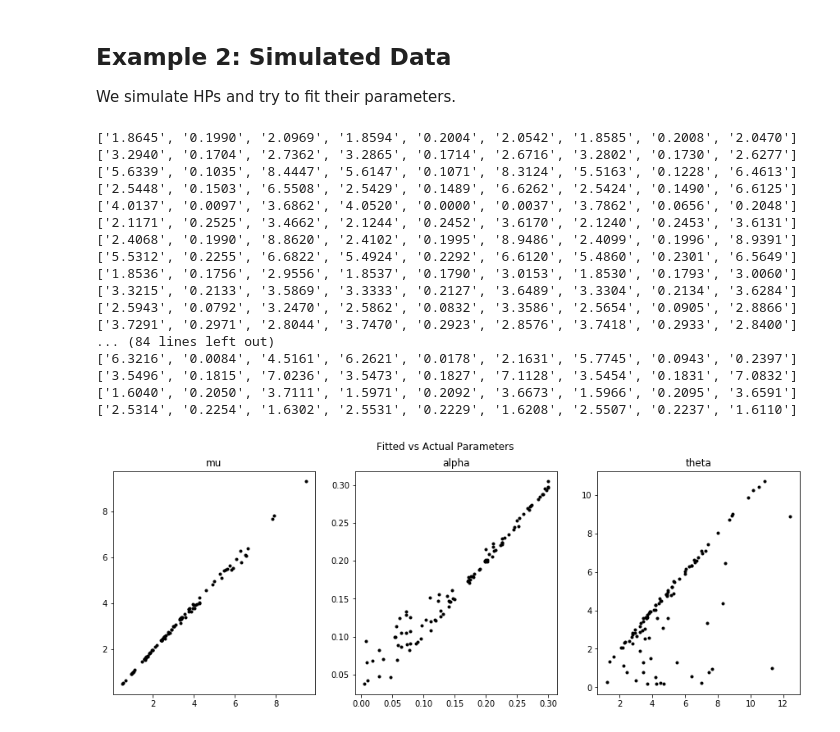
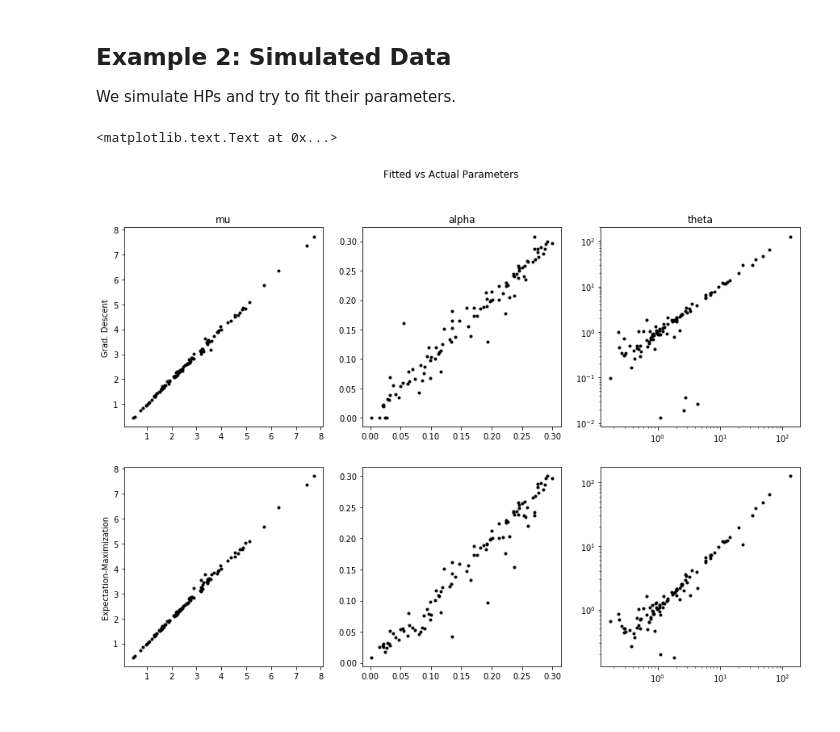
Before and after one commit to canerturkmen/hawkeslib, a Jupyter notebook: examples/UV Exp Example.ipynb, the cells around one changed output. Drawn from its saved outputs; the diff is of its cells as text; code cells hidden in the pictures.

```diff
--- a/examples/UV Exp Example.ipynb
+++ b/examples/UV Exp Example.ipynb
@@ -71,11 +71,11 @@ We simulate HPs and try to fit their parameters.
 param_pairs = []
 for j in range(100):
     # priors
-    pars = np.random.gamma(3.), np.random.rand() * .3, np.random.gamma(5.)
-#     print j
+    pars = np.random.gamma(3.), np.random.rand() * .3, 1/np.random.gamma(1.)
+
     hp = UVHP()
     hp.set_params(*pars)
-    smp = hp.sample(100000, method="branching")
+    smp = hp.sample(10000, method="branching")
 
     # fit with gd
     hp2 = UVHP()
@@ -87,35 +87,22 @@ for j in range(100):
 
     comb_pars = hp.get_params() + hp2.get_params() + hp3.get_params()
     param_pairs.append(comb_pars)
-#     print param_pairs
-    print ["%0.4f" % i for i in comb_pars]
-# %% [output]
-['1.8645', '0.1990', '2.0969', '1.8594', '0.2004', '2.0542', '1.8585', '0.2008', '2.0470']
-['3.2940', '0.1704', '2.7362', '3.2865', '0.1714', '2.6716', '3.2802', '0.1730', '2.6277']
-['5.6339', '0.1035', '8.4447', '5.6147', '0.1071', '8.3124', '5.5163', '0.1228', '6.4613']
-['2.5448', '0.1503', '6.5508', '2.5429', '0.1489', '6.6262', '2.5424', '0.1490', '6.6125']
-['4.0137', '0.0097', '3.6862', '4.0520', '0.0000', '0.0037', '3.7862', '0.0656', '0.2048']
-['2.1171', '0.2525', '3.4662', '2.1244', '0.2452', '3.6170', '2.1240', '0.2453', '3.6131']
-['2.4068', '0.1990', '8.8620', '2.4102', '0.1995', '8.9486', '2.4099', '0.1996', '8.9391']
-['5.5312', '0.2255', '6.6822', '5.4924', '0.2292', '6.6120', '5.4860', '0.2301', '6.5649']
-['1.8536', '0.1756', '2.9556', '1.8537', '0.1790', '3.0153', '1.8530', '0.1793', '3.0060']
-['3.3215', '0.2133', '3.5869', '3.3333', '0.2127', '3.6489', '3.3304', '0.2134', '3.6284']
-['2.5943', '0.0792', '3.2470', '2.5862', '0.0832', '3.3586', '2.5654', '0.0905', '2.8866']
-['3.7291', '0.2971', '2.8044', '3.7470', '0.2923', '2.8576', '3.7418', '0.2933', '2.8400']
-... (84 lines left out)
-['6.3216', '0.0084', '4.5161', '6.2621', '0.0178', '2.1631', '5.7745', '0.0943', '0.2397']
-['3.5496', '0.1815', '7.0236', '3.5473', '0.1827', '7.1128', '3.5454', '0.1831', '7.0832']
-['1.6040', '0.2050', '3.7111', '1.5971', '0.2092', '3.6673', '1.5966', '0.2095', '3.6591']
-['2.5314', '0.2254', '1.6302', '2.5531', '0.2229', '1.6208', '2.5507', '0.2237', '1.6110']
 # %%
 Z = np.array(param_pairs)
 
-f, ax = plt.subplots(1, 3, figsize=(15,5))
+f, ax = plt.subplots(2, 3, figsize=(15,10))
 f.suptitle("Fitted vs Actual Parameters")
 for k in range(3):
-    ax[k].plot(Z[:, k], Z[:, k+6], "k.")
-    ax[k].set_title(["mu", "alpha", "theta"][k])
+    ax[0][k].plot(Z[:, k], Z[:, k+3], "k.")
+    ax[0][k].set_title(["mu", "alpha", "theta"][k])
 
-# ax[2].loglog()
+    ax[1][k].plot(Z[:, k], Z[:, k+6], "k.")
+
+ax[0,2].loglog()
+ax[1,2].loglog()
+
+ax[0,0].set_ylabel("Grad. Descent")
+ax[1,0].set_ylabel("Expectation-Maximization")
 # %% [output]
+<matplotlib.text.Text at 0x...>
-[figure, old version]
+[figure, new version]
```
Also changed, not shown: parts of 5 cells of this notebook, 1 other file.
